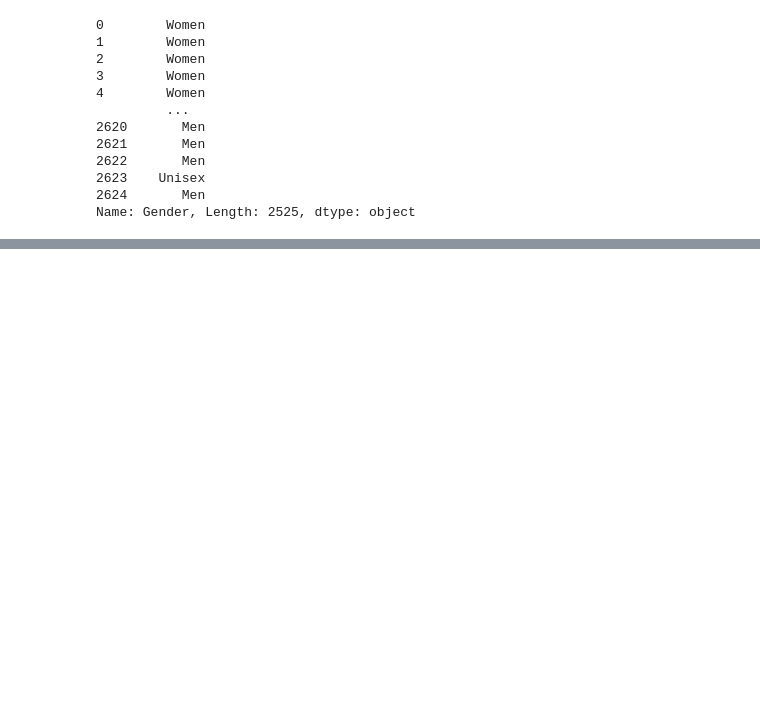
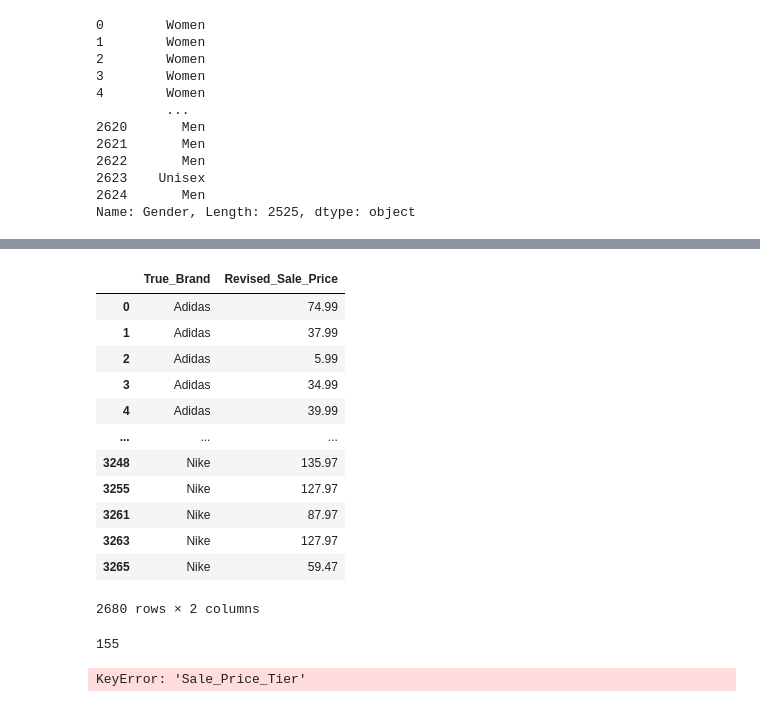
Before and after one commit to abgarberpaul/Nike-vs-Adidas, a Jupyter notebook: AGP_Data_Exploration_and_Analysis.ipynb, the cells around one changed output, grey strips where cells are left out. Saved outputs shown, nothing was run; the diff lists cells and outputs as text; code cells hidden in the pictures; blank space fills up the shorter version.

```diff
--- a/AGP_Data_Exploration_and_Analysis.ipynb
+++ b/AGP_Data_Exploration_and_Analysis.ipynb
@@ -393,0 +451,51 @@ Name: Gender, Length: 2525, dtype: object
+# %%
+
+
+#begin the pricing tier comparison of Nike and Adidas using Sale_Price
+pricing_tier_df = sandbox[["True_Brand", "Revised_Sale_Price"]]
+pricing_tier_df
+
+# bins = [0, 24.99, 49.99, 74.99, 99.99, 124.99, 149.99, 174.99, 199.99, 3000] --> this is at $25 increment which seemed
+# too narrow so trying $50 increment
+bins = [0, 49.99, 99.99, 149.99, 199.99, 3000]
+# labels = ["<$24.99","$25-49.99", "$50-74.99", "$75-99.99", "$100-124.99", "$125-149.99", "$150-174.99", "$175-199.99", "$200+"]
+labels = ["<$50","$50-99.99", "$100-149.99", "$150-199.99", "$200+"]
+
+pricing_tier_df["Sale_Price_Tier"] = pd.cut(pricing_tier_df["Revised_Sale_Price"],bins,labels = labels )
+pricing_tier_df.reset_index()
+# %% [output]
+|  | True_Brand | Revised_Sale_Price |
+| 0 | Adidas | 74.99 |
+| 1 | Adidas | 37.99 |
+| 2 | Adidas | 5.99 |
+| 3 | Adidas | 34.99 |
+| 4 | Adidas | 39.99 |
+| ... | ... | ... |
+| 3248 | Nike | 135.97 |
+| 3255 | Nike | 127.97 |
+| 3261 | Nike | 87.97 |
+| 3263 | Nike | 127.97 |
+| 3265 | Nike | 59.47 |
+2680 rows × 2 columns
+# %%
+#create a new Nike dataframe
+nike_pricing_df = pricing_tier_df[pricing_tier_df["True_Brand"] == 'Nike']
+
+#create a total count of Nike products.
+nike_total_product_count = nike_pricing_df["True_Brand"].count()
+nike_total_product_count
+# %% [output]
+155
+# %%
+nike_count_per_tier = nike_pricing_df["Sale_Price_Tier"].value_counts()
+
+#calculate the % to total per each price tier
+nike_percent_to_total = (nike_count_per_tier / nike_total_product_count)*100
+#create a new Nike dataframe that shows the count of product in each price tier as well as % to Total
+nike_summary = pd.DataFrame({"Nike Product Count": nike_count_per_tier,
+                                    "% to Total (Nike Sale Price)": nike_percent_to_total})
+
+nike_summary = nike_summary.sort_index()
+nike_summary
+# %% [output]
+KeyError: 'Sale_Price_Tier'
```
Also changed, not shown: parts of 6 cells of this notebook.
